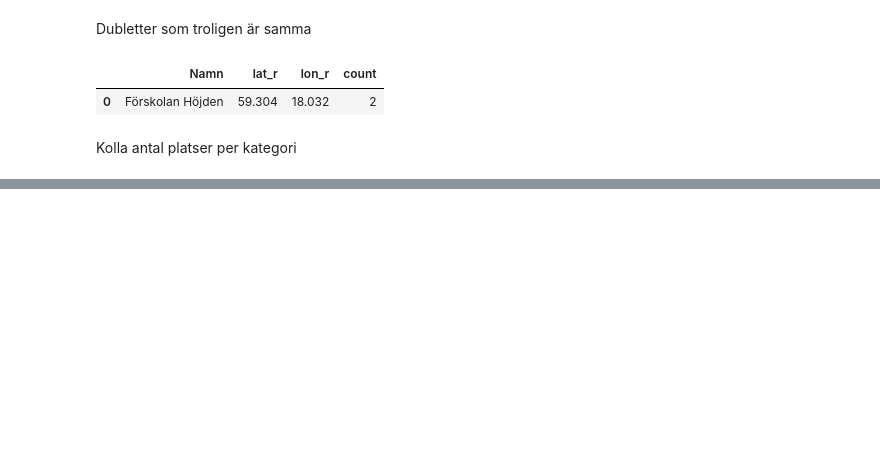
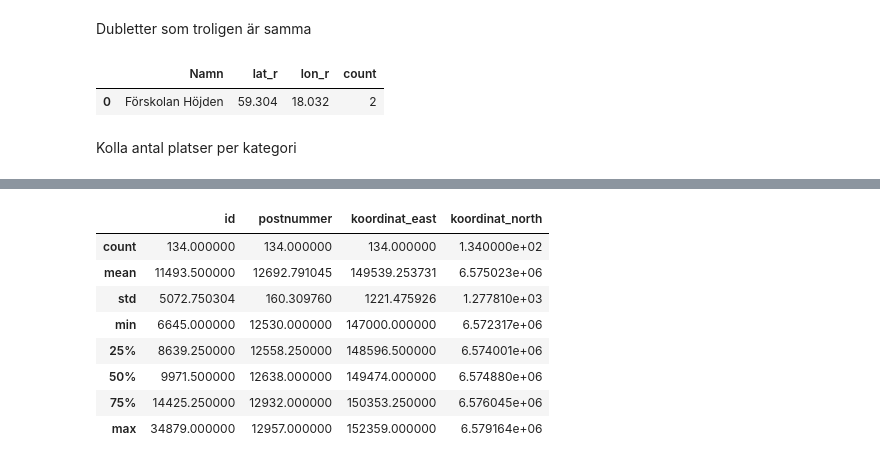
Before and after one commit to cactus-commits/UrbanPulse, a Jupyter notebook: EDA/eda_hannah.ipynb, the cells around one changed output, grey strips where cells are left out. Cells and saved outputs as stored; diff of their text form; code cells hidden in the pictures; blank space fills up the shorter version.

```diff
--- a/EDA/eda_hannah.ipynb
+++ b/EDA/eda_hannah.ipynb
@@ -107,0 +151,12 @@ Kolla antal platser per kategori
+# %%
+df2.describe()
+# %% [output]
+|  | id | postnummer | koordinat_east | koordinat_north |
+| count | 134.000000 | 134.000000 | 134.000000 | 1.340000e+02 |
+| mean | 11493.500000 | 12692.791045 | 149539.253731 | 6.575023e+06 |
+| std | 5072.750304 | 160.309760 | 1221.475926 | 1.277810e+03 |
+| min | 6645.000000 | 12530.000000 | 147000.000000 | 6.572317e+06 |
+| 25% | 8639.250000 | 12558.250000 | 148596.500000 | 6.574001e+06 |
+| 50% | 9971.500000 | 12638.000000 | 149474.000000 | 6.574880e+06 |
+| 75% | 14425.250000 | 12932.000000 | 150353.250000 | 6.576045e+06 |
+| max | 34879.000000 | 12957.000000 | 152359.000000 | 6.579164e+06 |
```
Also changed, not shown: parts of 8 cells of this notebook, 2 other files.
